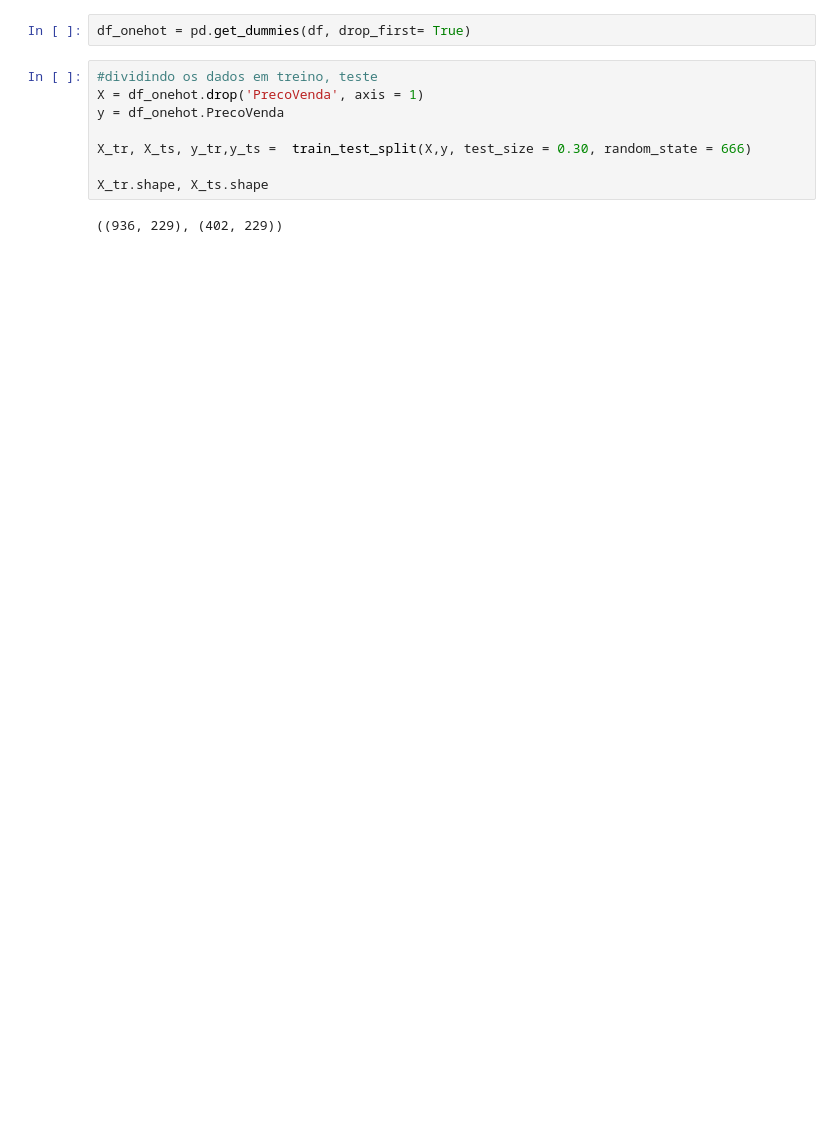
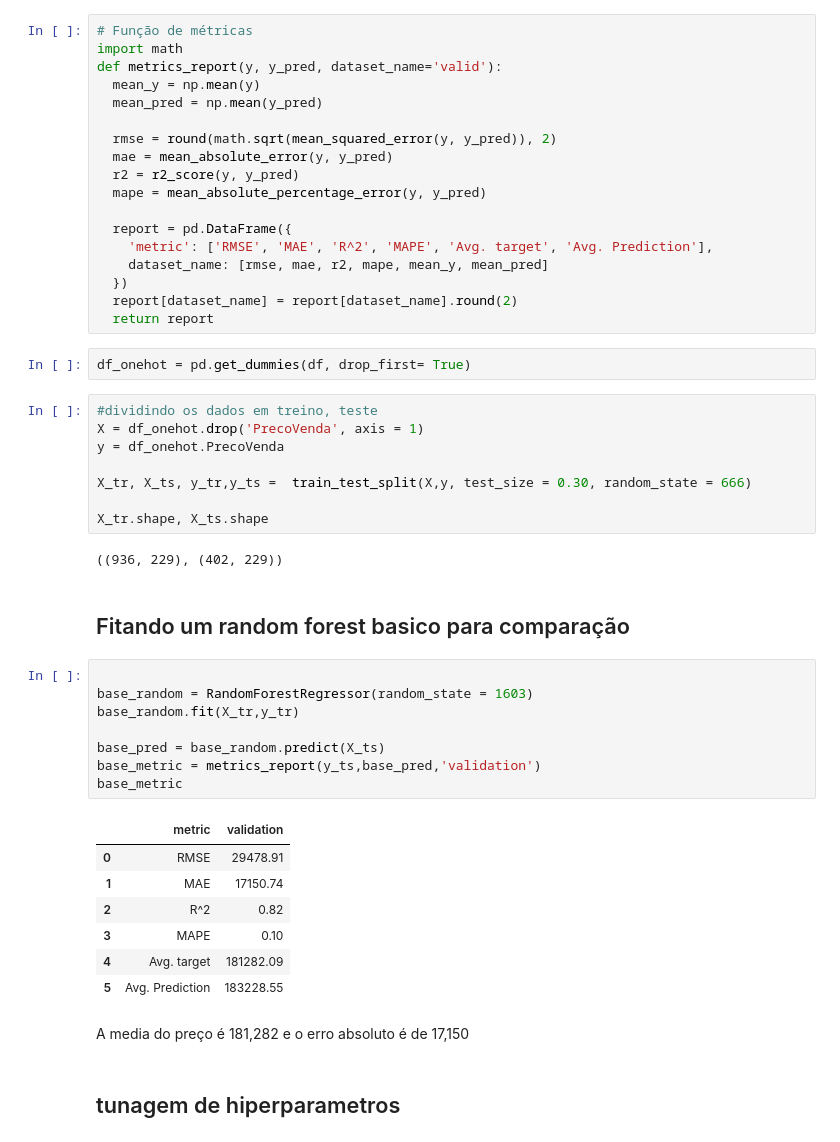
Before and after one commit to DionesGouvea/House-Price-Prediction-QuintoAndar, a Jupyter notebook: Precificação_de_imóveis_Quinto_Andar.ipynb, the cells around one changed output. Drawn from its saved outputs; the diff is of its cells as text; blank space fills up the shorter version.

```diff
--- a/Precificação_de_imóveis_Quinto_Andar.ipynb
+++ b/Precificação_de_imóveis_Quinto_Andar.ipynb
@@ -495,6 +495,24 @@ Uma casa onde onde o ano de construção é de 1972 não sofre impacto no seu pr
 - Casas onde o ano de construção é menor que 1972 tem a predição de preço reduzida a cada 29 anos a menos a casa barateia 3942.
 # %% [markdown]
 # 2. Objetivo II: poder preditivo, regressão via random forest
+# %%
+# Função de métricas
+import math
+def metrics_report(y, y_pred, dataset_name='valid'):
+  mean_y = np.mean(y)
+  mean_pred = np.mean(y_pred)
+
+  rmse = round(math.sqrt(mean_squared_error(y, y_pred)), 2)
+  mae = mean_absolute_error(y, y_pred)
+  r2 = r2_score(y, y_pred)
+  mape = mean_absolute_percentage_error(y, y_pred)
+
+  report = pd.DataFrame({
+    'metric': ['RMSE', 'MAE', 'R^2', 'MAPE', 'Avg. target', 'Avg. Prediction'],
+    dataset_name: [rmse, mae, r2, mape, mean_y, mean_pred]
+  })
+  report[dataset_name] = report[dataset_name].round(2)
+  return report
 # %%
 df_onehot = pd.get_dummies(df, drop_first= True)
 # %%
@@ -507,5 +525,27 @@ X_tr, X_ts, y_tr,y_ts =  train_test_split(X,y, test_size = 0.30, random_state =
 X_tr.shape, X_ts.shape
 # %% [output]
 ((936, 229), (402, 229))
+# %% [markdown]
+## Fitando um random forest basico para comparação
+# %%
+
+base_random = RandomForestRegressor(random_state = 1603)
+base_random.fit(X_tr,y_tr)
+
+base_pred = base_random.predict(X_ts)
+base_metric = metrics_report(y_ts,base_pred,'validation')
+base_metric
+# %% [output]
+|  | metric | validation |
+| 0 | RMSE | 29478.91 |
+| 1 | MAE | 17150.74 |
+| 2 | R^2 | 0.82 |
+| 3 | MAPE | 0.10 |
+| 4 | Avg. target | 181282.09 |
+| 5 | Avg. Prediction | 183228.55 |
+# %% [markdown]
+A media do preço é 181,282 e o erro absoluto é de 17,150
+# %% [markdown]
+## tunagem de hiperparametros
 # %%
 from sklearn.ensemble import RandomForestRegressor
```
Also changed, not shown: parts of 19 cells of this notebook.
